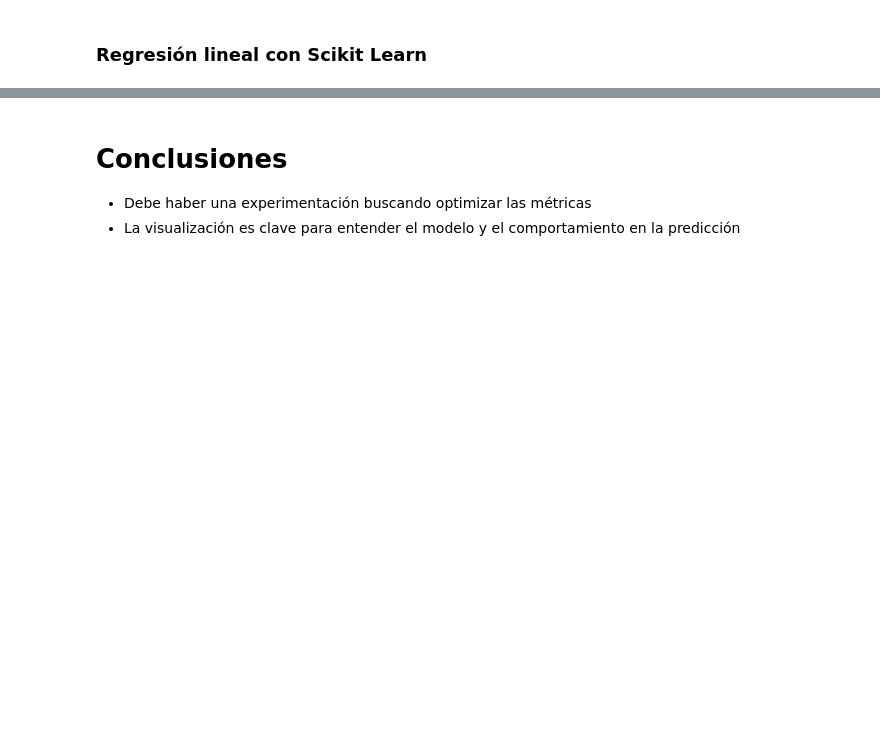
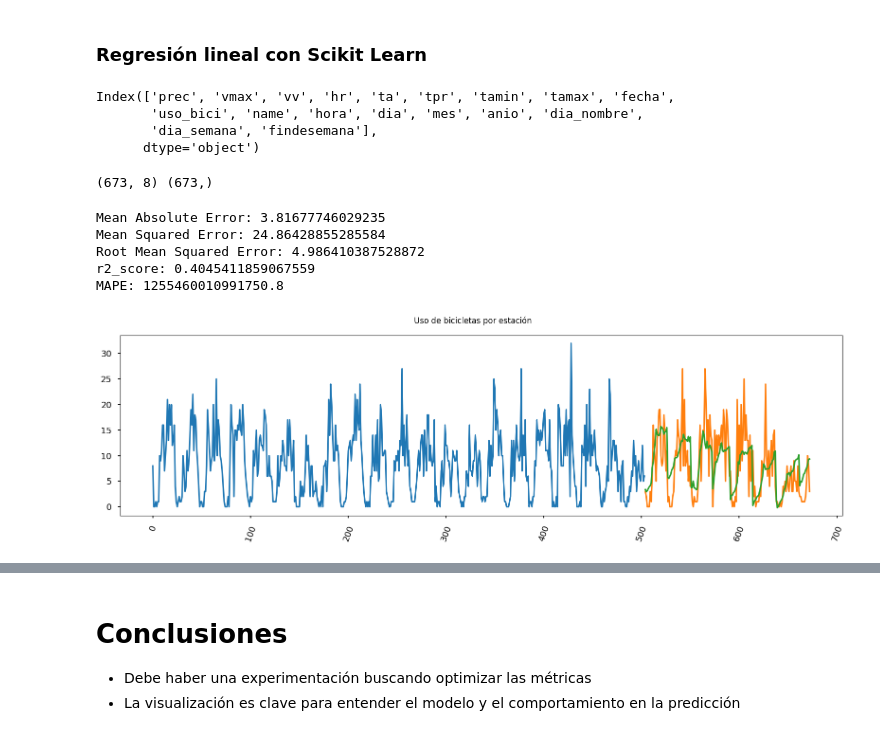
Before and after one commit to LordLiberte/Portfolio, a Jupyter notebook: Practica2/enunciados/7_supervisado.ipynb, the cells around one changed output, grey strips where cells are left out. Cells and saved outputs as stored; diff of their text form; code cells hidden in the pictures; blank space fills up the shorter version.

```diff
--- a/Practica2/enunciados/7_supervisado.ipynb
+++ b/Practica2/enunciados/7_supervisado.ipynb
@@ -119,7 +120,7 @@ Index(['prec', 'vmax', 'vv', 'hr', 'ta', 'tpr', 'tamin', 'tamax', 'fecha',
        'dia_semana', 'findesemana'],
       dtype='object')
 # %%
-df = df.loc[df['name']=='EL CARME'].copy()
+df = df.loc[df['name']=='CAMPANAR'].copy()
 df.sort_values('fecha', inplace=True)
 df.shape
 # %% [output]
@@ -306,9 +431,14 @@ ax[1].set_title('Check for Homoscedasticity: \nResidual Vs Predicted');
 from sklearn.preprocessing import PolynomialFeatures
 # %%
 df.columns
+# %% [output]
+Index(['prec', 'vmax', 'vv', 'hr', 'ta', 'tpr', 'tamin', 'tamax', 'fecha',
+       'uso_bici', 'name', 'hora', 'dia', 'mes', 'anio', 'dia_nombre',
+       'dia_semana', 'findesemana'],
+      dtype='object')
 # %%
-X = df.drop(labels=['fecha', 'name', 'dia_nombre'], axis=1)
-X = df.loc[:, ['findesemana', 'prec', 'tamax', 'hora', 'Sunday']]
+X = df.drop(labels=['fecha', 'name', 'dia_nombre', 'uso_bici', 'mes', 'anio'], axis=1)
+X = df.loc[:, ['findesemana','dia_semana', 'hora', 'tamax', 'ta', 'tamin', 'vmax', 'prec']]
 y = df['uso_bici']
 # Transformaciones polinimicas en las variables predictoras
 # poly_features = PolynomialFeatures(degree=3, include_bias=False)
@@ -316,19 +446,29 @@ y = df['uso_bici']
 print(X.shape, y.shape)
 res_split = train_test_split(X, y, random_state=22, shuffle=False)
 X_train, X_test, y_train, y_test = res_split
+# %% [output]
+(673, 8) (673,)
 # %%
 # Hay disponibles otros métodos de regresión lineal: ElasticNet, BayesianRidge...
 reg = linear_model.LinearRegression().fit(X_train, y_train)
 y_pred = reg.predict(X_test)
 metricas_evaluacion(y_test, y_pred)
+# %% [output]
+Mean Absolute Error: 3.81677746029235
+Mean Squared Error: 24.86428855285584
+Root Mean Squared Error: 4.986410387528872
+r2_score: 0.4045411859067559
+MAPE: 1255460010991750.8
 # %%
-fig, ax = plt.subplots(1, 1, figsize=(7, 4))
+fig, ax = plt.subplots(1, 1, figsize=(16, 5))
 ax.plot(X_train.index, y_train)
 ax.plot(X_test.index, y_test)
 ax.plot(X_test.index, y_pred)
 fig.suptitle("Uso de bicicletas por estación")
 plt.xticks(rotation=70)
 plt.show()
+# %% [output]
+[figure, added]
 # %%
 coefs = pd.DataFrame(
     reg.coef_, columns=["coeficientes"], index=X_train.columns
```
Also changed, not shown: parts of 25 cells of this notebook, 1 other file.
